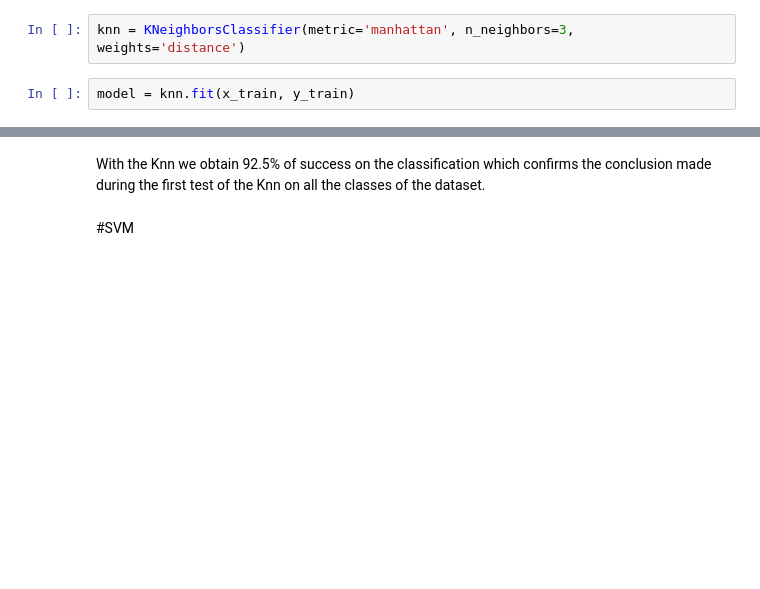
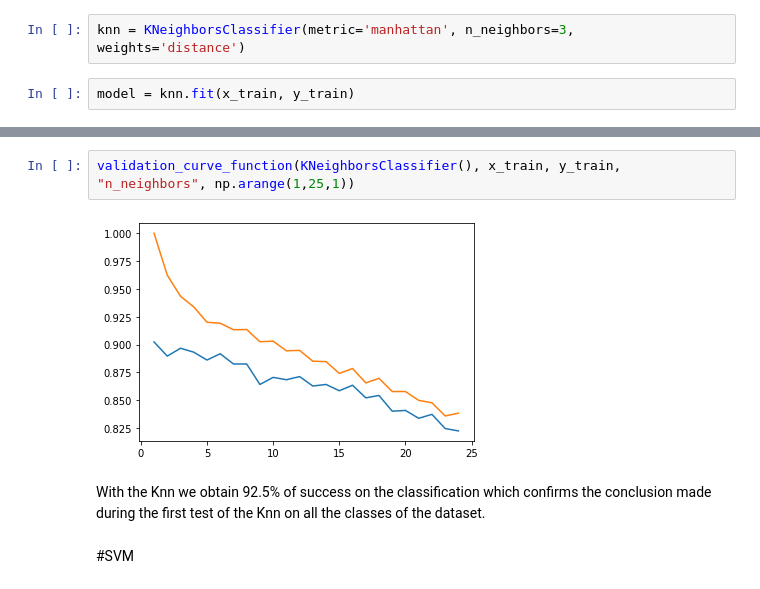
Before and after one commit to corentin-pujol/Obesity-types-prediction, a Jupyter notebook: Obesity_levels_prediction.ipynb, the cells around one changed output, grey strips where cells are left out. Drawn from its saved outputs; the diff is of its cells as text; blank space fills up the shorter version.

```diff
--- a/Obesity_levels_prediction.ipynb
+++ b/Obesity_levels_prediction.ipynb
@@ -1204,3 +1263,7 @@ acc_value
+# %%
+validation_curve_function(KNeighborsClassifier(), x_train, y_train, "n_neighbors", np.arange(1,25,1))
+# %% [output]
+[figure, added]
 # %% [markdown]
 With the Knn we obtain 92.5% of success on the classification which confirms the conclusion made during the first test of the Knn on all the classes of the dataset.
 # %% [markdown]
```
Also changed, not shown: parts of 38 cells of this notebook.
